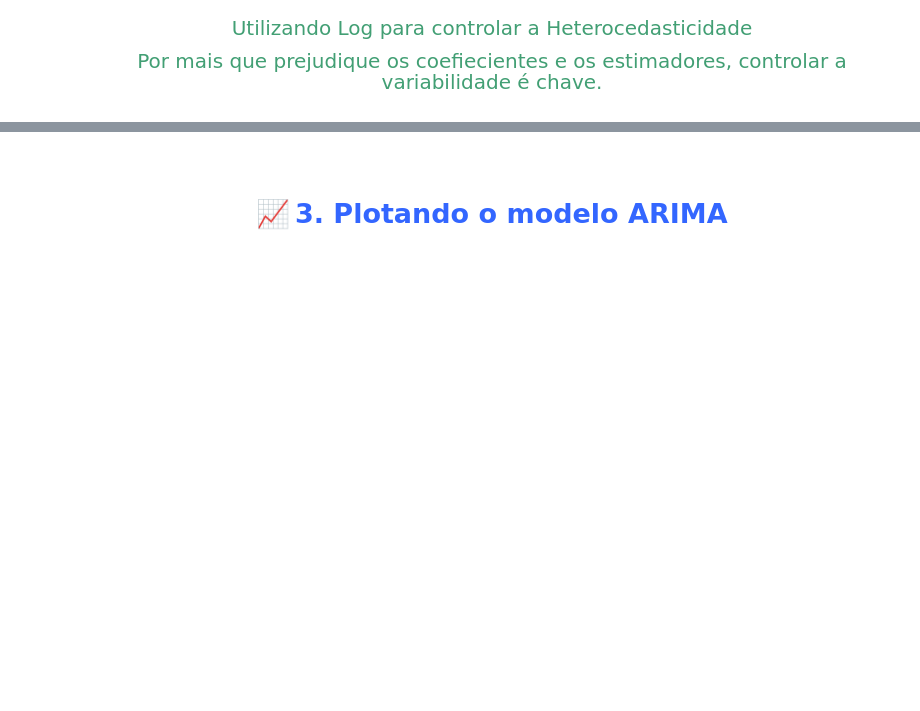
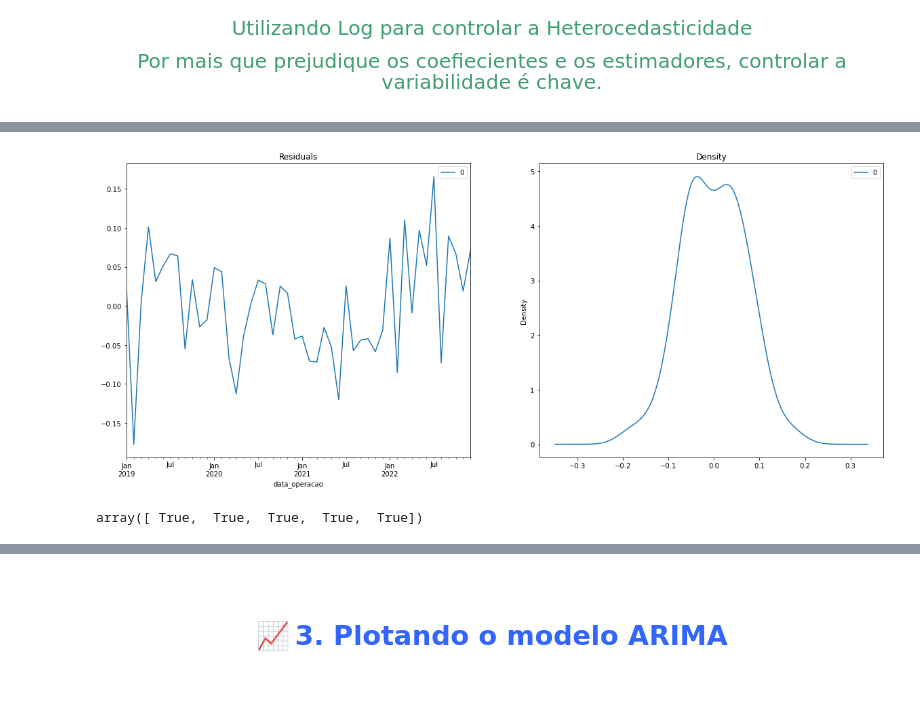
Before and after one commit to viniciusnicoleli/Loans_analysis, a Jupyter notebook: src/analise_ds.ipynb, the cells around one changed output, grey strips where cells are left out. Drawn from its saved outputs; the diff is of its cells as text; code cells hidden in the pictures; blank space fills up the shorter version.

```diff
--- a/src/analise_ds.ipynb
+++ b/src/analise_ds.ipynb
@@ -227,0 +247,8 @@ results = model.fit()
+# %%
+residuals = pd.DataFrame(results.resid)
+fig, ax = plt.subplots(1,2,figsize=(20,8))
+residuals.plot(title="Residuals", ax=ax[0])
+residuals.plot(kind='kde', title='Density', ax=ax[1])
+plt.show()
+# %% [output]
+[figure, added]
@@ -227,0 +262,4 @@ results = model.fit()
+# %%
+forecast_values.tail().values == results.fittedvalues.tail().values
+# %% [output]
+array([ True,  True,  True,  True,  True])
```
Also changed, not shown: parts of 15 cells of this notebook, 1 other file.
